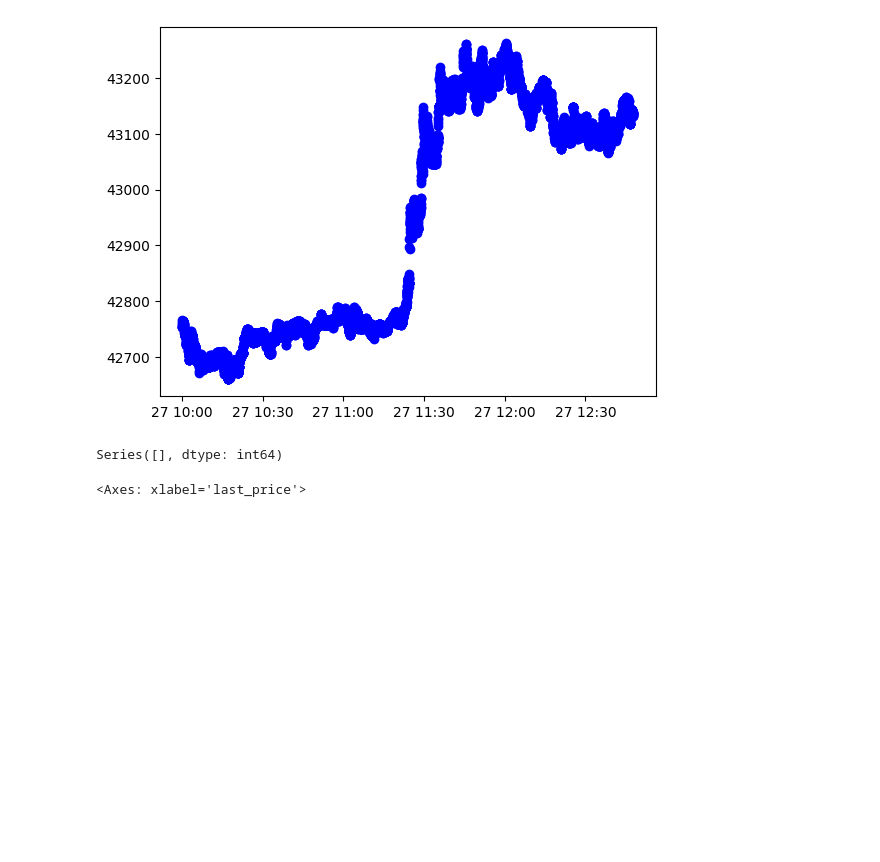
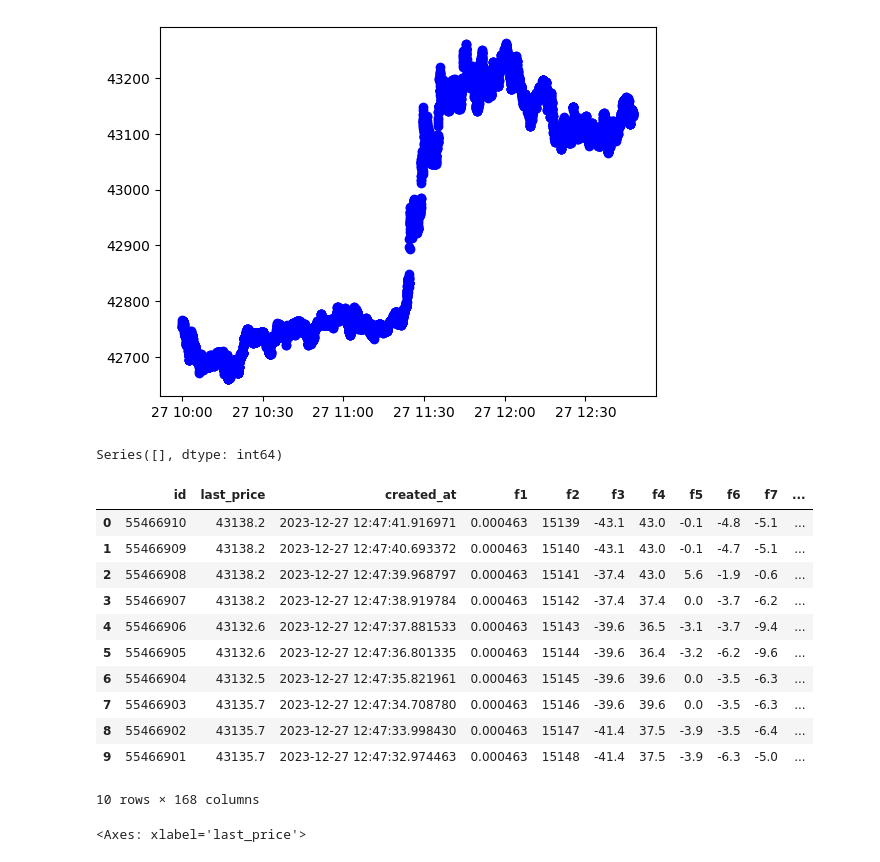
Before and after one commit to ranahasany2k/ML1, a Jupyter notebook: trading_data_train.ipynb, the cells around one changed output. Drawn from its saved outputs; the diff is of its cells as text; code cells hidden in the pictures; blank space fills up the shorter version.

```diff
--- a/trading_data_train.ipynb
+++ b/trading_data_train.ipynb
@@ -89,6 +89,25 @@ df.fillna(df.mean(), inplace=True)
 df.isnull().sum()[df.isnull().sum() > 0]
 # %% [output]
 Series([], dtype: int64)
+# %%
+df['shifted_column'] = df['last_price'].shift(-1)
+df['change'] = (df['last_price'] > df['shifted_column']).astype(int)
+df.drop('shifted_column', axis=1, inplace=True)
+# %%
+df.head(10)
+# %% [output]
+|  | id | last_price | created_at | f1 | f2 | f3 | f4 | f5 | f6 | f7 | ... |
+| 0 | 55466910 | 43138.2 | 2023-12-27 12:47:41.916971 | 0.000463 | 15139 | -43.1 | 43.0 | -0.1 | -4.8 | -5.1 | ... |
+| 1 | 55466909 | 43138.2 | 2023-12-27 12:47:40.693372 | 0.000463 | 15140 | -43.1 | 43.0 | -0.1 | -4.7 | -5.1 | ... |
+| 2 | 55466908 | 43138.2 | 2023-12-27 12:47:39.968797 | 0.000463 | 15141 | -37.4 | 43.0 | 5.6 | -1.9 | -0.6 | ... |
+| 3 | 55466907 | 43138.2 | 2023-12-27 12:47:38.919784 | 0.000463 | 15142 | -37.4 | 37.4 | 0.0 | -3.7 | -6.2 | ... |
+| 4 | 55466906 | 43132.6 | 2023-12-27 12:47:37.881533 | 0.000463 | 15143 | -39.6 | 36.5 | -3.1 | -3.7 | -9.4 | ... |
+| 5 | 55466905 | 43132.6 | 2023-12-27 12:47:36.801335 | 0.000463 | 15144 | -39.6 | 36.4 | -3.2 | -6.2 | -9.6 | ... |
+| 6 | 55466904 | 43132.5 | 2023-12-27 12:47:35.821961 | 0.000463 | 15145 | -39.6 | 39.6 | 0.0 | -3.5 | -6.3 | ... |
+| 7 | 55466903 | 43135.7 | 2023-12-27 12:47:34.708780 | 0.000463 | 15146 | -39.6 | 39.6 | 0.0 | -3.5 | -6.3 | ... |
+| 8 | 55466902 | 43135.7 | 2023-12-27 12:47:33.998430 | 0.000463 | 15147 | -41.4 | 37.5 | -3.9 | -3.5 | -6.4 | ... |
+| 9 | 55466901 | 43135.7 | 2023-12-27 12:47:32.974463 | 0.000463 | 15148 | -41.4 | 37.5 | -3.9 | -6.3 | -5.0 | ... |
+10 rows × 168 columns
 # %%
 # sns.boxplot(x=df['last_price'])
 
```
Also changed, not shown: parts of 14 cells of this notebook.
